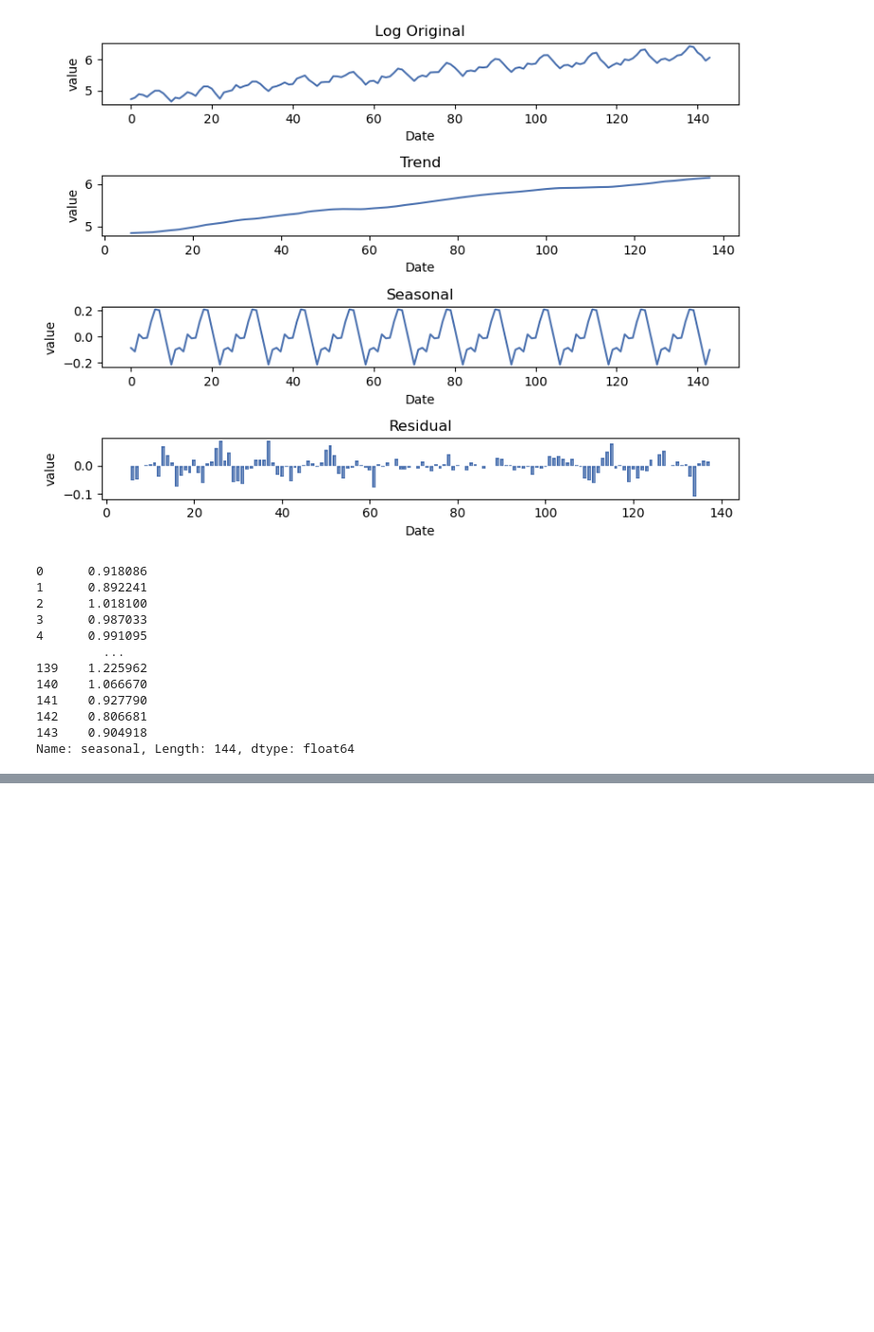
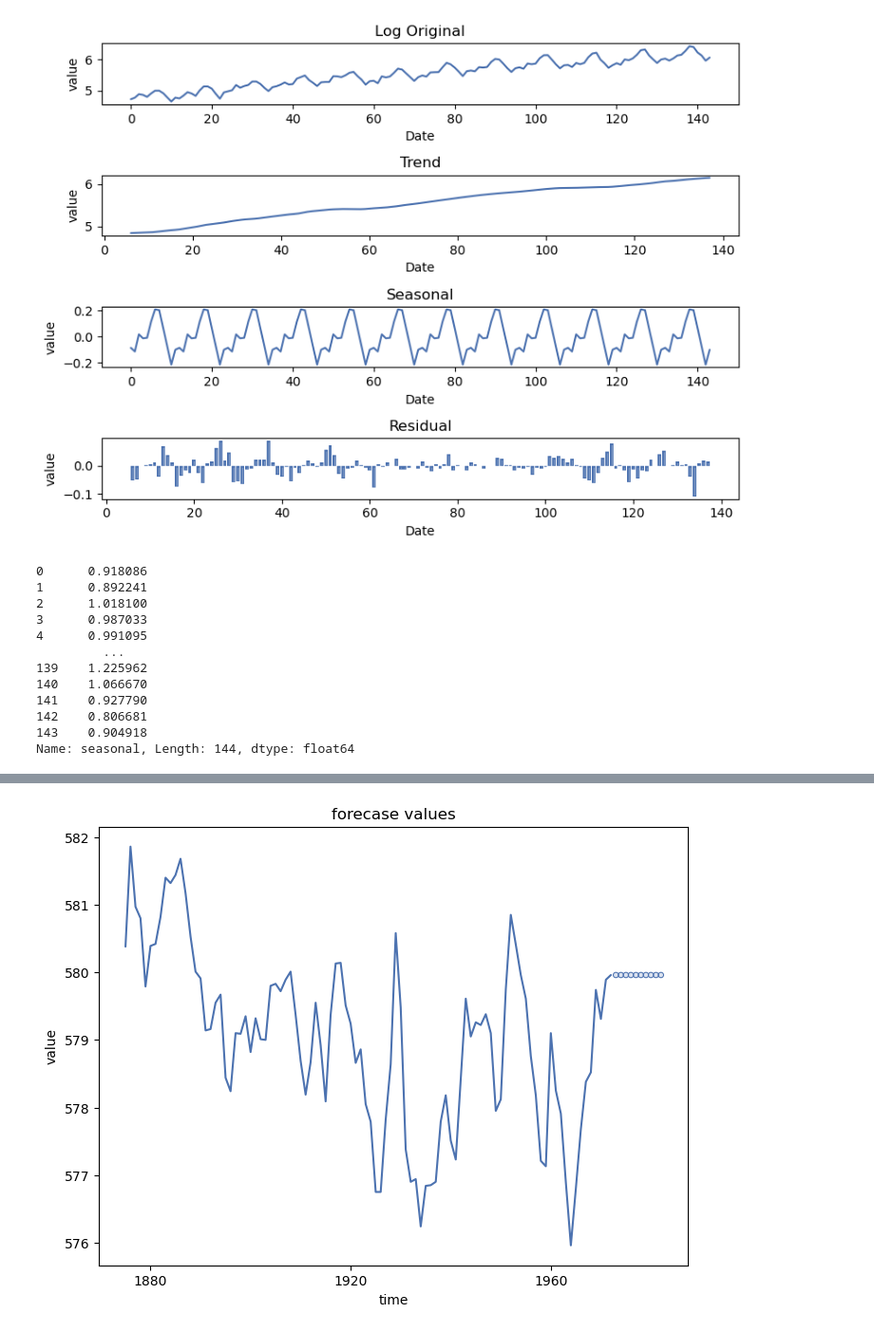
Before and after one commit to klee30810/ADP-study, a Jupyter notebook: stats/kwak/Chap 11. 시계열분석.ipynb, the cells around one changed output, grey strips where cells are left out. Shown at 95% size. Cells and saved outputs as stored; diff of their text form; code cells hidden in the pictures; blank space fills up the shorter version.

Commit message:
kwak chap11 exponential smoothing update

```diff
--- a/stats/kwak/Chap 11. 시계열분석.ipynb
+++ b/stats/kwak/Chap 11. 시계열분석.ipynb
@@ -228,0 +252,13 @@ Name: seasonal, Length: 144, dtype: float64
+# %%
+from statsmodels.tsa.api import ExponentialSmoothing
+
+# 눈에 띄는 추세가 없으며, 연도별 데이터라 계절성도 없음 => 단순지수평활법 고려
+huron = pd.read_csv("../data/kwak/lakeHuron.csv").drop('rownames', axis=1)
+huron['time'] = pd.to_datetime(huron['time'], format='%Y')
+huron.set_index('time', inplace=True)
+
+# alpha가 높음 : 예측 시 제일 최근 값이 우선
+simple_exp_model = ExponentialSmoothing(huron, trend=None, seasonal=None)
+simple_exp_fit = simple_exp_model.fit()
+
+simple_exp_fit.params
@@ -228,0 +276,7 @@ Name: seasonal, Length: 144, dtype: float64
+# %%
+fig, axes = plt.subplots(1,1,figsize=(8,6))
+
+preds = simple_exp_fit.forecast(steps=10)
+so.Plot().add(so.Line(), x=huron.index, y=huron['value']).add(so.Dots(), x=preds.index, y=preds).on(axes).label(title='forecase values').plot();
+# %% [output]
+[figure, added]
```
Also changed, not shown: parts of 9 cells of this notebook.
